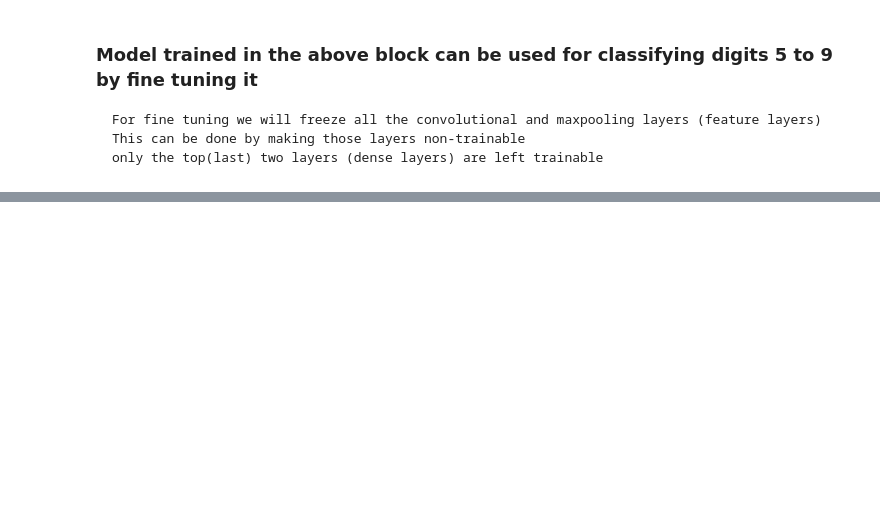
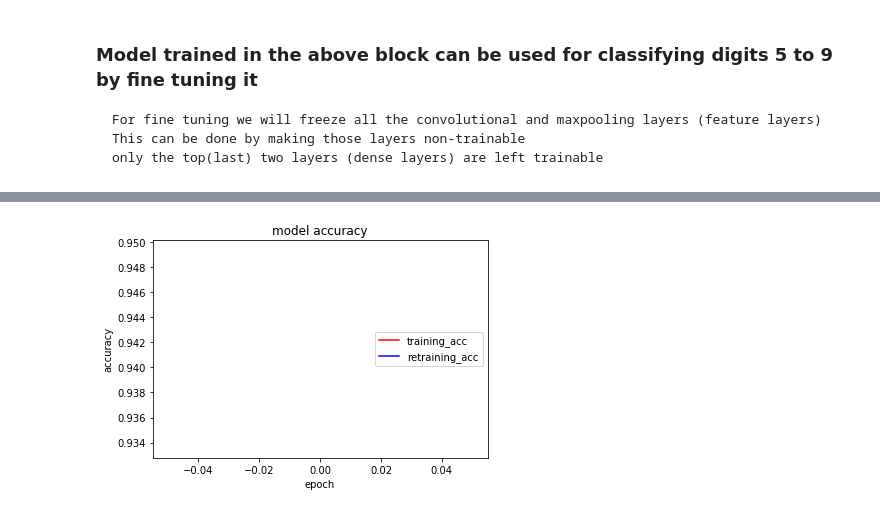
Before and after one commit to nrjcs/iitpbse, a Jupyter notebook: dl/day5/transer_learning_cnn_mnist.ipynb, the cells around one changed output, grey strips where cells are left out. Cells and saved outputs as stored; diff of their text form; code cells hidden in the pictures; blank space fills up the shorter version.

```diff
--- a/dl/day5/transer_learning_cnn_mnist.ipynb
+++ b/dl/day5/transer_learning_cnn_mnist.ipynb
@@ -234,0 +248,14 @@ Test accuracy: 0.990125477314
+# %%
+# Let's plot the accuracy of training and retrain over the epochs
+
+# plot accuracy over the epochs
+from matplotlib import pyplot as plt
+plt.plot(h_org.history['accuracy'],'r')
+plt.plot(h_retr.history['accuracy'],'b')
+plt.title('model accuracy')
+plt.ylabel('accuracy')
+plt.xlabel('epoch')
+plt.legend(['training_acc', 'retraining_acc'], loc='center right')
+plt.show()
+# %% [output]
+[figure, added]
```
Also changed, not shown: parts of 7 cells of this notebook.
